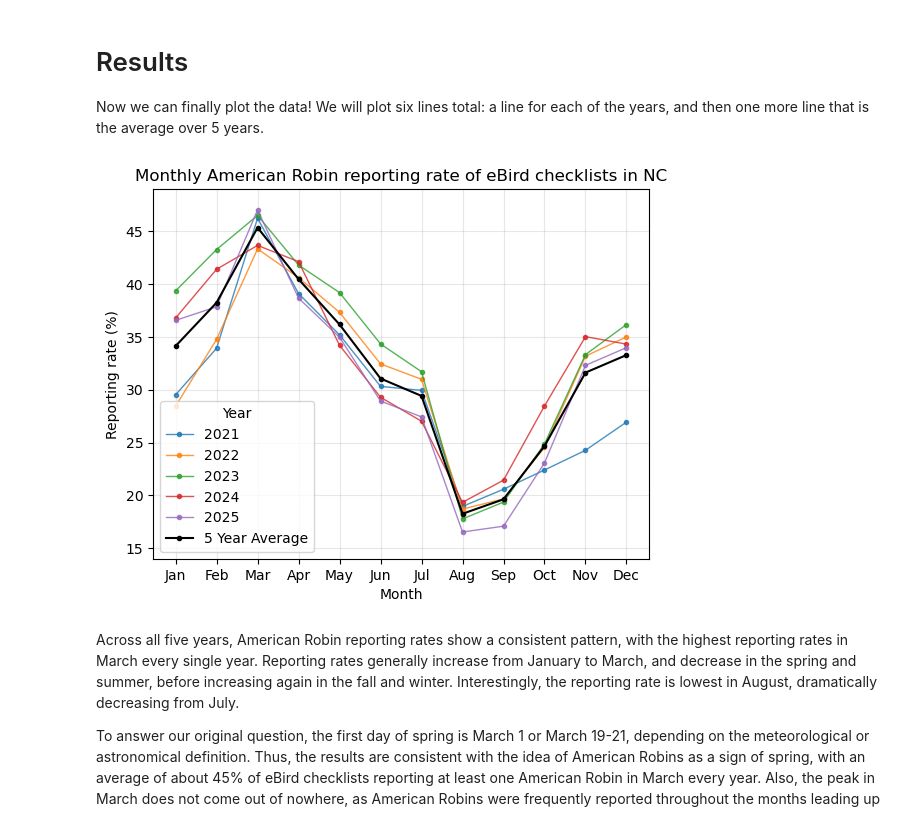
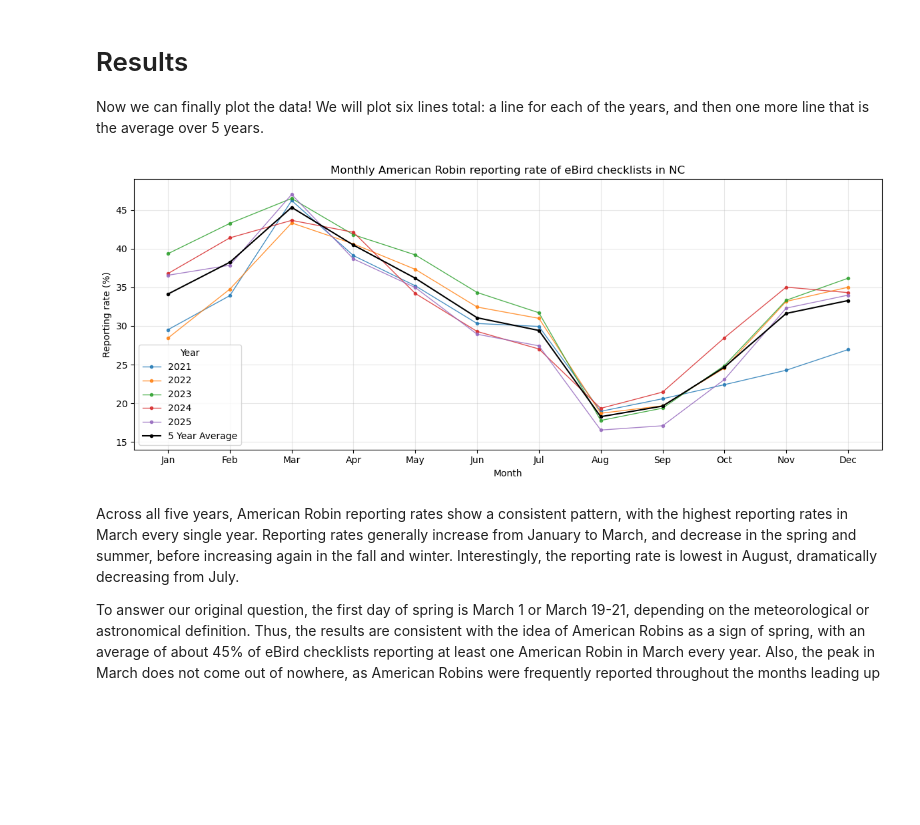
Before and after one commit to mhu732/american-robin-spring-analysis, a Jupyter notebook: american-robin.ipynb, the cells around one changed output. Drawn from its saved outputs; the diff is of its cells as text; code cells hidden in the pictures; blank space fills up the shorter version.

```diff
--- a/american-robin.ipynb
+++ b/american-robin.ipynb
@@ -264,27 +264,30 @@ display(monthly_robins.head())
 # Results
 Now we can finally plot the data! We will plot six lines total: a line for each of the years, and then one more line that is the average over 5 years.
 # %%
+plt.figure(figsize=(12, 5))
+
 # plot a line for each year
 for year, year_data in monthly_robins.groupby("year"):
     year_data = year_data.sort_values("month")
     plt.plot("month", "reporting_rate", data=year_data, marker=".", linewidth=1, alpha=0.8, label=str(year))
 
 # plot the average over 5 years
 average = monthly_robins.groupby("month")["reporting_rate"].mean()
 average.plot(label="5 Year Average", marker=".", linewidth=1.5, alpha=1, color="black")
 
 months = ["Jan", "Feb", "Mar", "Apr", "May", "Jun", "Jul", "Aug", "Sep", "Oct", "Nov", "Dec"]
 
 plt.xticks([1,2,3,4,5,6,7,8,9,10,11,12], months)
 plt.ylim(14, 49)
 plt.xlabel("Month")
 plt.ylabel("Reporting rate (%)")
 plt.title("Monthly American Robin reporting rate of eBird checklists in NC")
 plt.legend(title="Year")
 plt.grid(alpha=0.3)
+plt.tight_layout()
 plt.show()
 # %% [output]
-[figure, old version]
+[figure, new version]
 # %% [markdown]
 Across all five years, American Robin reporting rates show a consistent pattern, with the highest reporting rates in March every single year. Reporting rates generally increase from January to March, and decrease in the spring and summer, before increasing again in the fall and winter. Interestingly, the reporting rate is lowest in August, dramatically decreasing from July.
 
```
Also changed, not shown: parts of 1 cell of this notebook.
